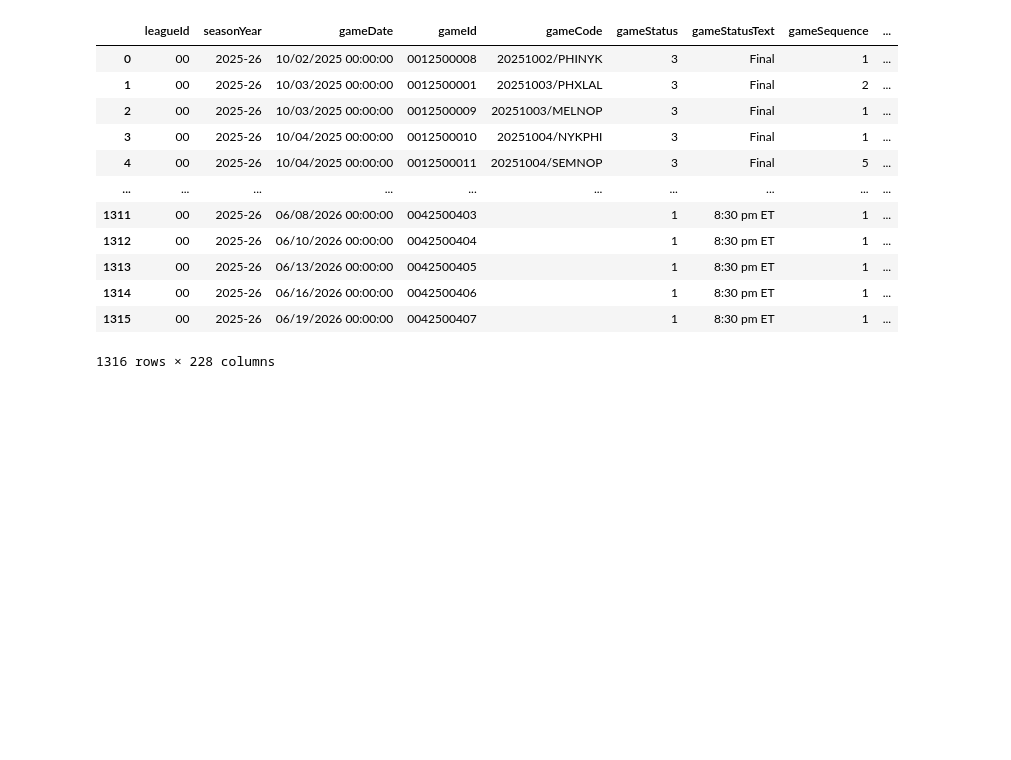
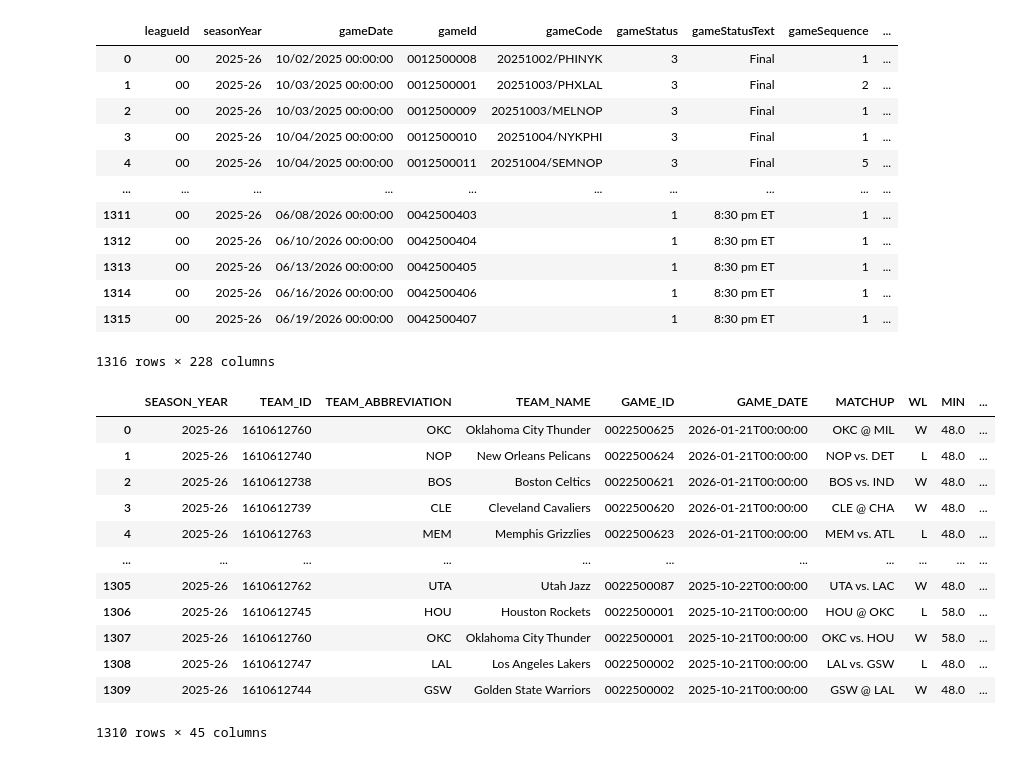
Before and after one commit to junior-ta/NBA-game-quality-predictor-v2, a Jupyter notebook: brouillon.ipynb, the cells around one changed output. Drawn from its saved outputs; the diff is of its cells as text; code cells hidden in the pictures; blank space fills up the shorter version.

Commit message:
completed building of the gamelogs (past 4 years)

```diff
--- a/brouillon.ipynb
+++ b/brouillon.ipynb
@@ -369,3 +369,27 @@ df_schedule
 | 1314 | 00 | 2025-26 | 06/16/2026 00:00:00 | 0042500406 |  | 1 | 8:30 pm ET | 1 | ... |
 | 1315 | 00 | 2025-26 | 06/19/2026 00:00:00 | 0042500407 |  | 1 | 8:30 pm ET | 1 | ... |
 1316 rows × 228 columns
+# %%
+from nba_api.stats.endpoints import teamgamelogs
+Usg25 = teamgamelogs.TeamGameLogs(
+    league_id_nullable="00",
+    season_nullable="2025-26",
+    season_type_nullable="Regular Season",
+    measure_type_player_game_logs_nullable='Scoring'
+).get_data_frames()[0]
+
+Usg25
+# %% [output]
+|  | SEASON_YEAR | TEAM_ID | TEAM_ABBREVIATION | TEAM_NAME | GAME_ID | GAME_DATE | MATCHUP | WL | MIN | ... |
+| 0 | 2025-26 | 1610612760 | OKC | Oklahoma City Thunder | 0022500625 | 2026-01-21T00:00:00 | OKC @ MIL | W | 48.0 | ... |
+| 1 | 2025-26 | 1610612740 | NOP | New Orleans Pelicans | 0022500624 | 2026-01-21T00:00:00 | NOP vs. DET | L | 48.0 | ... |
+| 2 | 2025-26 | 1610612738 | BOS | Boston Celtics | 0022500621 | 2026-01-21T00:00:00 | BOS vs. IND | W | 48.0 | ... |
+| 3 | 2025-26 | 1610612739 | CLE | Cleveland Cavaliers | 0022500620 | 2026-01-21T00:00:00 | CLE @ CHA | W | 48.0 | ... |
+| 4 | 2025-26 | 1610612763 | MEM | Memphis Grizzlies | 0022500623 | 2026-01-21T00:00:00 | MEM vs. ATL | L | 48.0 | ... |
+| ... | ... | ... | ... | ... | ... | ... | ... | ... | ... | ... |
+| 1305 | 2025-26 | 1610612762 | UTA | Utah Jazz | 0022500087 | 2025-10-22T00:00:00 | UTA vs. LAC | W | 48.0 | ... |
+| 1306 | 2025-26 | 1610612745 | HOU | Houston Rockets | 0022500001 | 2025-10-21T00:00:00 | HOU @ OKC | L | 58.0 | ... |
+| 1307 | 2025-26 | 1610612760 | OKC | Oklahoma City Thunder | 0022500001 | 2025-10-21T00:00:00 | OKC vs. HOU | W | 58.0 | ... |
+| 1308 | 2025-26 | 1610612747 | LAL | Los Angeles Lakers | 0022500002 | 2025-10-21T00:00:00 | LAL vs. GSW | L | 48.0 | ... |
+| 1309 | 2025-26 | 1610612744 | GSW | Golden State Warriors | 0022500002 | 2025-10-21T00:00:00 | GSW @ LAL | W | 48.0 | ... |
+1310 rows × 45 columns
```
Also changed, not shown: 1 other file.
